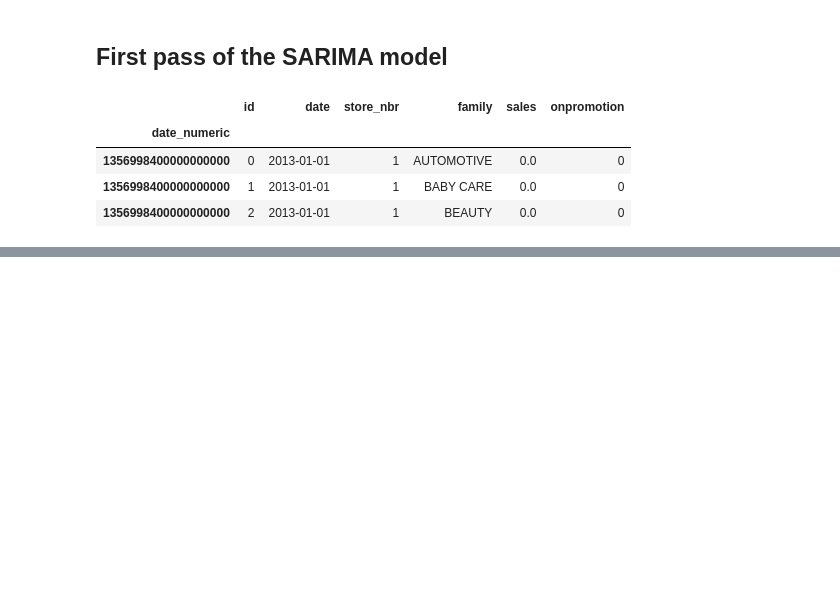
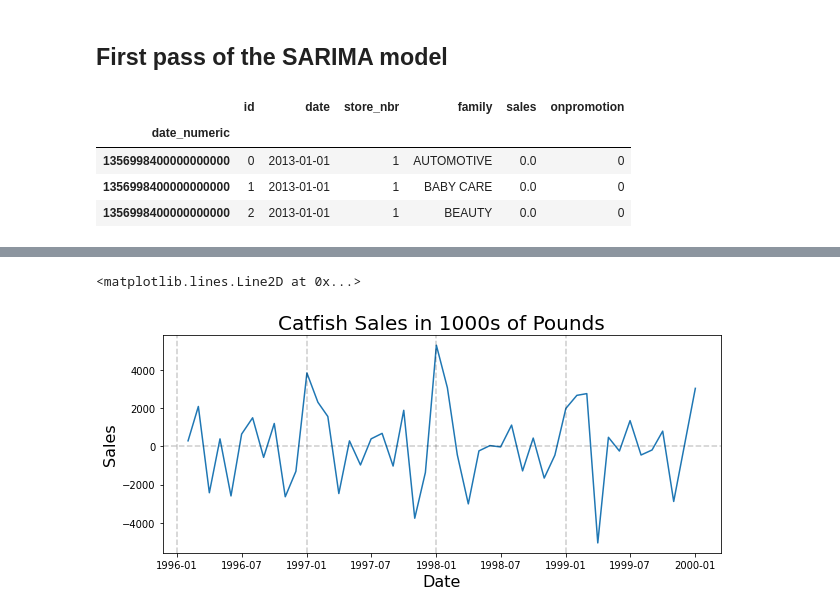
Before and after one commit to coryleroy1/Store-Sales, a Jupyter notebook: code/01_data_exploration_WE.ipynb, the cells around one changed output, grey strips where cells are left out. Drawn from its saved outputs; the diff is of its cells as text; code cells hidden in the pictures; blank space fills up the shorter version.

```diff
--- a/code/01_data_exploration_WE.ipynb
+++ b/code/01_data_exploration_WE.ipynb
@@ -154,0 +219,14 @@ model = auto_arima(y, m = 7)
+# %%
+first_diff = lim_catfish_sales.diff()[1:]
+# %%
+plt.figure(figsize=(10,4))
+plt.plot(first_diff)
+plt.title('Catfish Sales in 1000s of Pounds', fontsize=20)
+plt.ylabel('Sales', fontsize=16)
+plt.xlabel('Date', fontsize=16)
+for year in range(start_date.year,end_date.year):
+    plt.axvline(pd.to_datetime(str(year)+'-01-01'), color='k', linestyle='--', alpha=0.2)
+plt.axhline(0, color='k', linestyle='--', alpha=0.2)
+# %% [output]
+<matplotlib.lines.Line2D at 0x...>
+[figure, added]
```
Also changed, not shown: parts of 12 cells of this notebook.
